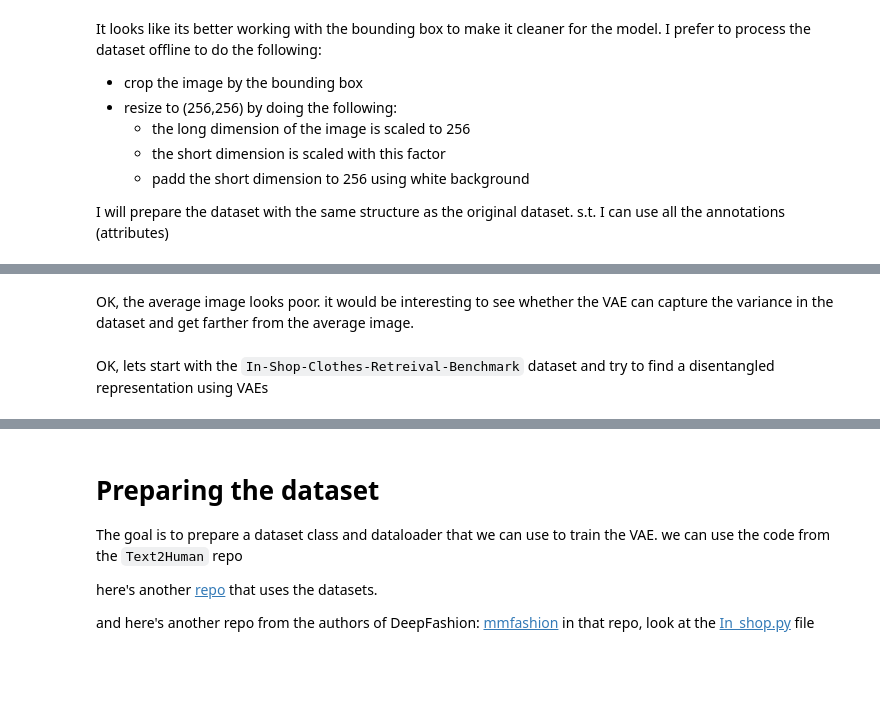
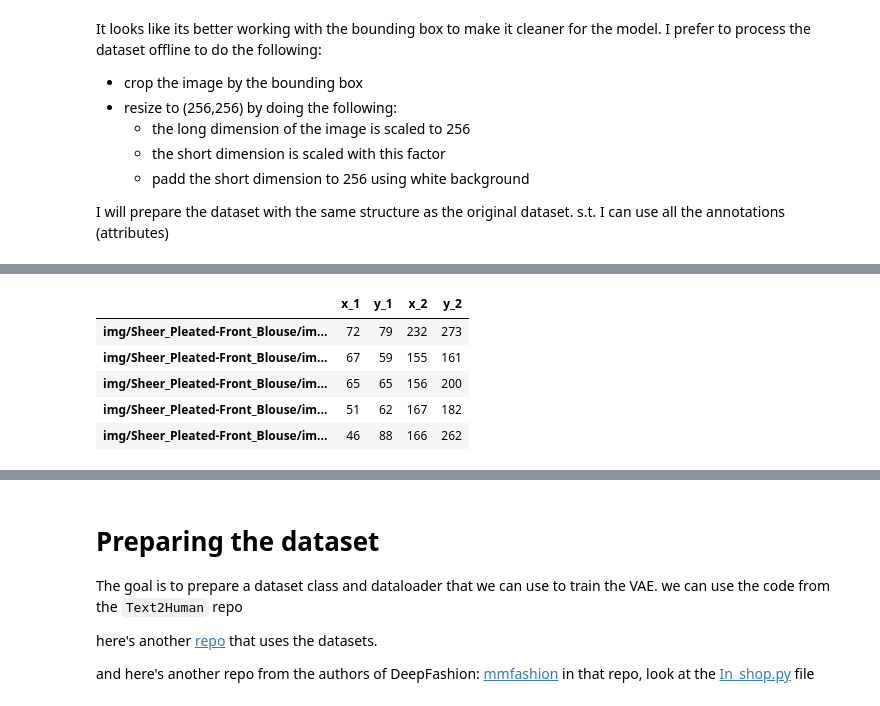
Before and after one commit to guyk1971/PyTorch-VAE, a Jupyter notebook: datasets/deep_fashion.ipynb, the cells around one changed output, grey strips where cells are left out. Cells and saved outputs as stored; diff of their text form; code cells hidden in the pictures; blank space fills up the shorter version.

```diff
--- a/datasets/deep_fashion.ipynb
+++ b/datasets/deep_fashion.ipynb
@@ -720,4 +570,12 @@ Image.fromarray(np.uint8(avg_img))
-# %% [markdown]
-OK, the average image looks poor. it would be interesting to see whether the VAE can capture the variance in the dataset and get farther from the average image.
-# %% [markdown]
-OK, lets start with the `In-Shop-Clothes-Retreival-Benchmark` dataset and try to find a disentangled representation using VAEs
+# %%
+# reading the bounding boxes
+bbox_path = os.path.join(dataset_path,'Anno_coarse','list_bbox.txt')
+bbox_df=catp_read_bbox_to_df(bbox_path)
+bbox_df.head()
+# %% [output]
+|  | x_1 | y_1 | x_2 | y_2 |
+| img/Sheer_Pleated-Front_Blouse/im... | 72 | 79 | 232 | 273 |
+| img/Sheer_Pleated-Front_Blouse/im... | 67 | 59 | 155 | 161 |
+| img/Sheer_Pleated-Front_Blouse/im... | 65 | 65 | 156 | 200 |
+| img/Sheer_Pleated-Front_Blouse/im... | 51 | 62 | 167 | 182 |
+| img/Sheer_Pleated-Front_Blouse/im... | 46 | 88 | 166 | 262 |
```
Also changed, not shown: parts of 69 cells of this notebook, 2 other files.
